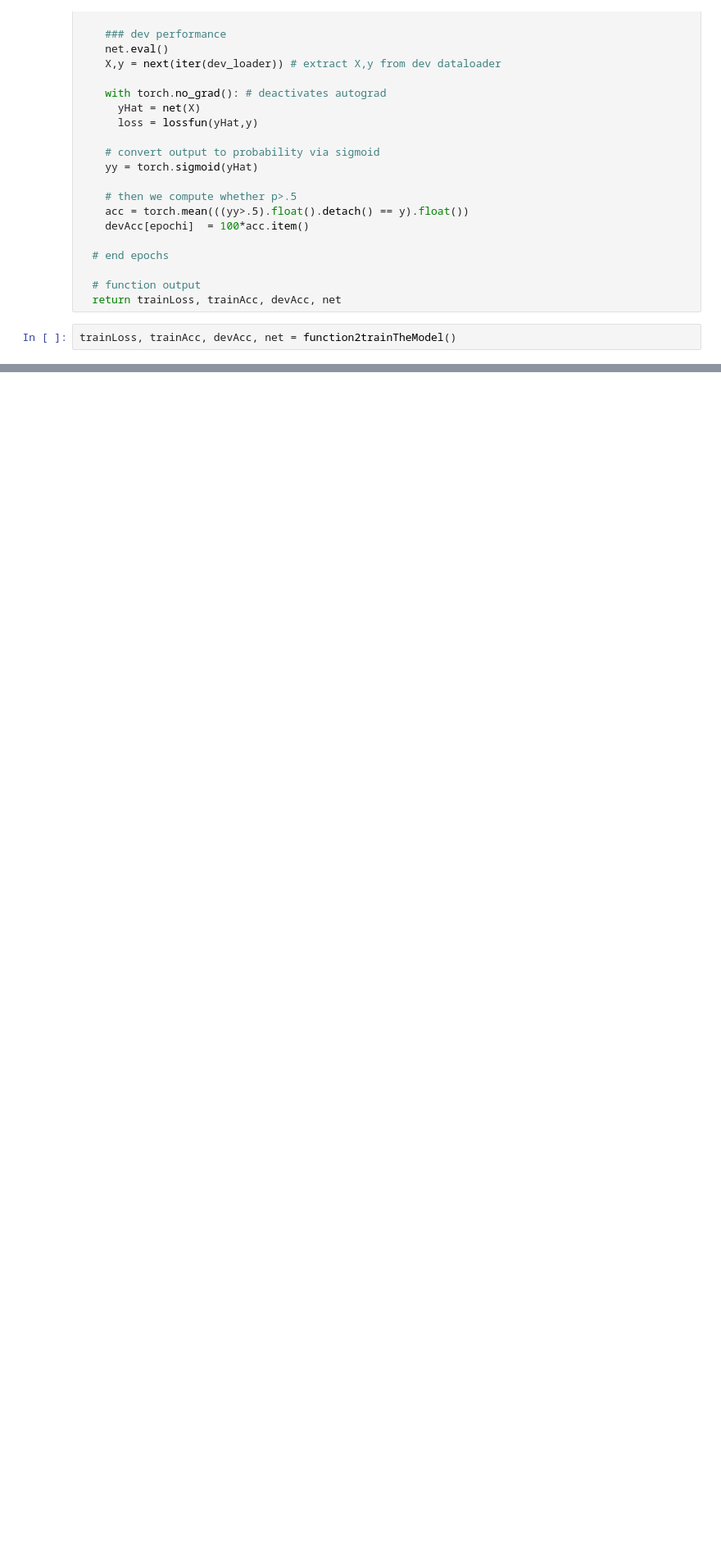
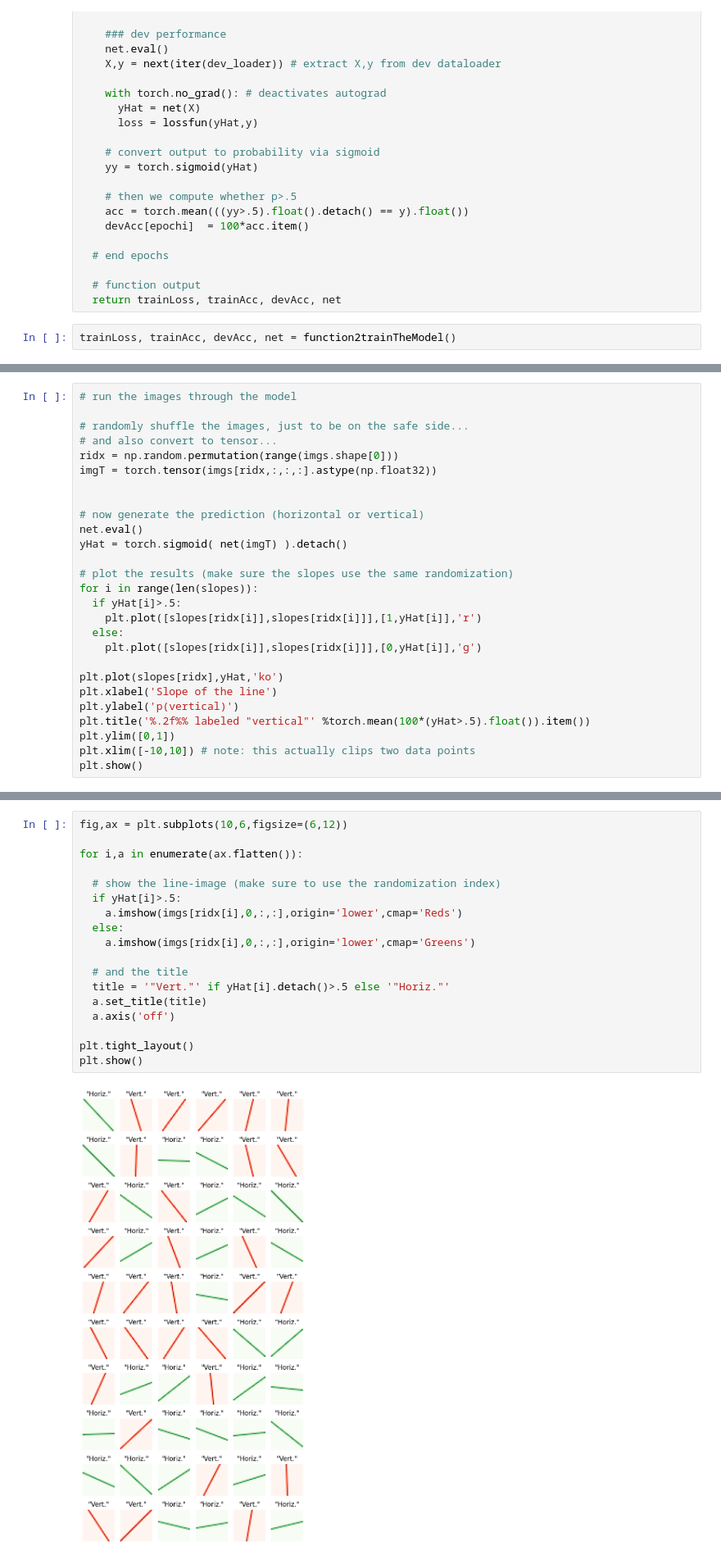
Before and after one commit to TytanMikJas/DeepLearningJourney, a Jupyter notebook: Psychometric_Functions_model.ipynb, the cells around one changed output, grey strips where cells are left out. Shown: that part at 82% size. Cells and saved outputs as stored; diff of their text form; blank space fills up the shorter version.

```diff
--- a/Psychometric_Functions_model.ipynb
+++ b/Psychometric_Functions_model.ipynb
@@ -244,0 +285,27 @@ plt.show()
+# %%
+# run the images through the model
+
+# randomly shuffle the images, just to be on the safe side...
+# and also convert to tensor...
+ridx = np.random.permutation(range(imgs.shape[0]))
+imgT = torch.tensor(imgs[ridx,:,:,:].astype(np.float32))
+
+
+# now generate the prediction (horizontal or vertical)
+net.eval()
+yHat = torch.sigmoid( net(imgT) ).detach()
+
+# plot the results (make sure the slopes use the same randomization)
+for i in range(len(slopes)):
+  if yHat[i]>.5:
+    plt.plot([slopes[ridx[i]],slopes[ridx[i]]],[1,yHat[i]],'r')
+  else:
+    plt.plot([slopes[ridx[i]],slopes[ridx[i]]],[0,yHat[i]],'g')
+
+plt.plot(slopes[ridx],yHat,'ko')
+plt.xlabel('Slope of the line')
+plt.ylabel('p(vertical)')
+plt.title('%.2f%% labeled "vertical"' %torch.mean(100*(yHat>.5).float()).item())
+plt.ylim([0,1])
+plt.xlim([-10,10]) # note: this actually clips two data points
+plt.show()
@@ -244,0 +314,20 @@ plt.show()
+# %%
+fig,ax = plt.subplots(10,6,figsize=(6,12))
+
+for i,a in enumerate(ax.flatten()):
+
+  # show the line-image (make sure to use the randomization index)
+  if yHat[i]>.5:
+    a.imshow(imgs[ridx[i],0,:,:],origin='lower',cmap='Reds')
+  else:
+    a.imshow(imgs[ridx[i],0,:,:],origin='lower',cmap='Greens')
+
+  # and the title
+  title = '"Vert."' if yHat[i].detach()>.5 else '"Horiz."'
+  a.set_title(title)
+  a.axis('off')
+
+plt.tight_layout()
+plt.show()
+# %% [output]
+[figure, added]
```
Also changed, not shown: parts of 6 cells of this notebook.
